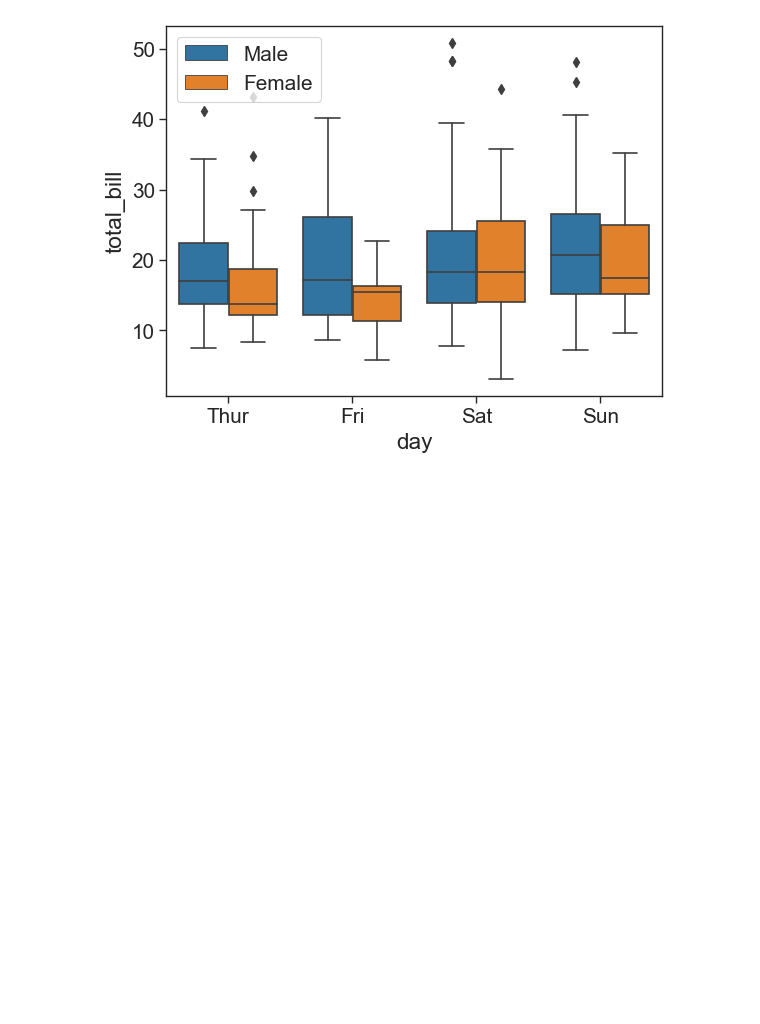
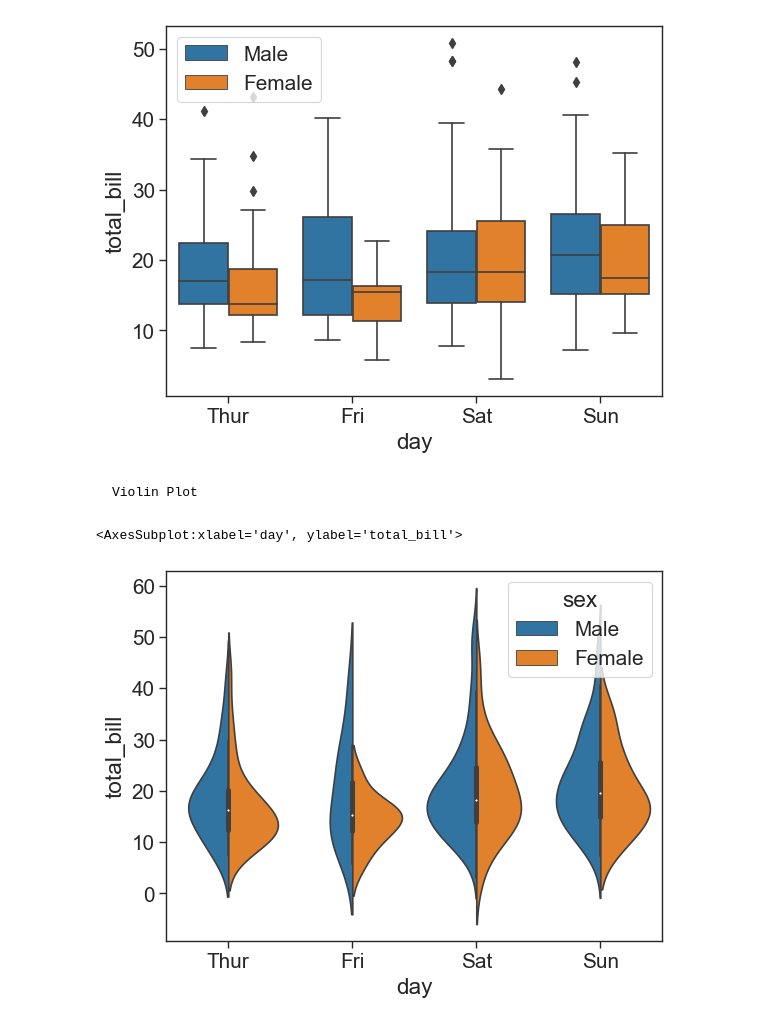
Before and after one commit to samcurryokee/Data_Analytics, a Jupyter notebook: seaborn.ipynb, the cells around one changed output. Drawn from its saved outputs; the diff is of its cells as text; code cells hidden in the pictures; blank space fills up the shorter version.

```diff
--- a/seaborn.ipynb
+++ b/seaborn.ipynb
@@ -129,3 +129,11 @@ plt.legend(loc = 0)
 # %% [output]
 <matplotlib.legend.Legend at 0x...>
 [figure]
+# %% [markdown]
+    Violin Plot
+# %%
+#similar to boxplots and uses KDE's
+sns.violinplot(x='day', y = 'total_bill',data =tips_df,hue='sex',split=True,)#split is used to compare the data to each other and uses KDEs
+# %% [output]
+<AxesSubplot:xlabel='day', ylabel='total_bill'>
+[figure, added]
```
Also changed, not shown: parts of 35 cells of this notebook.
